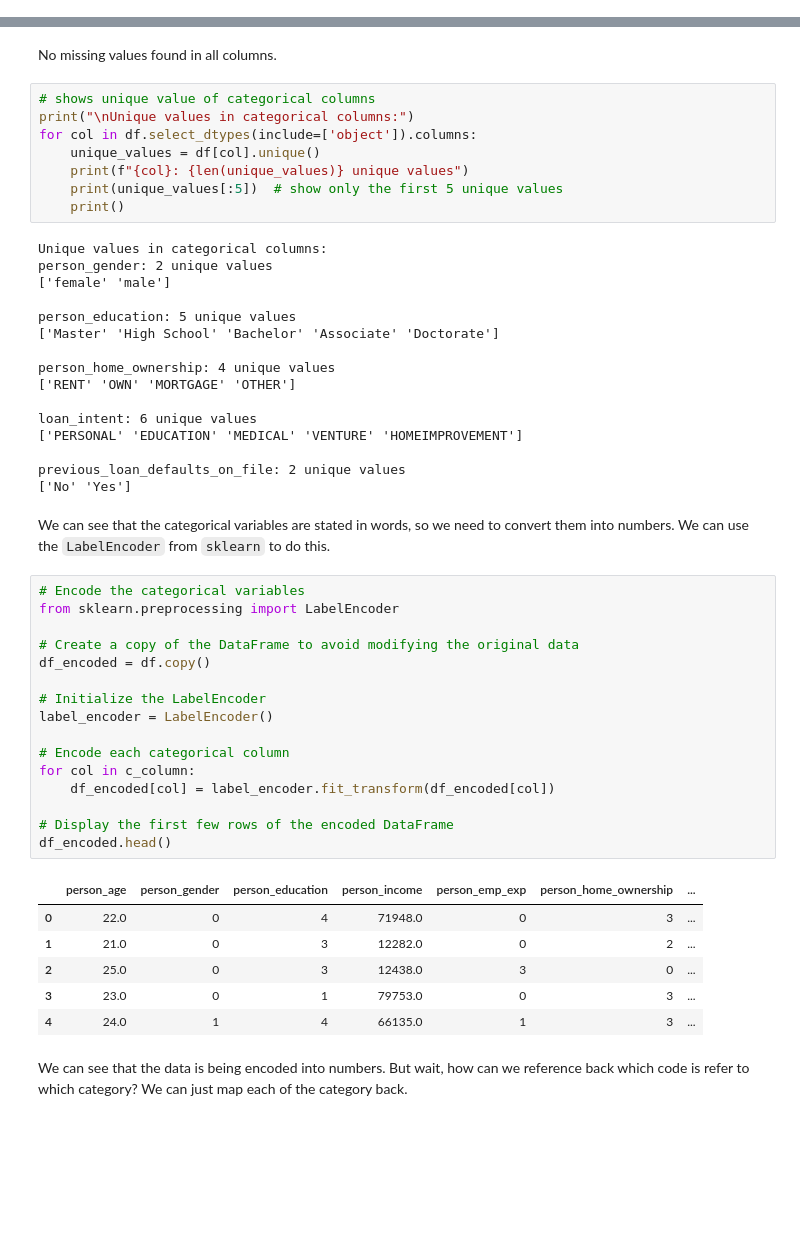
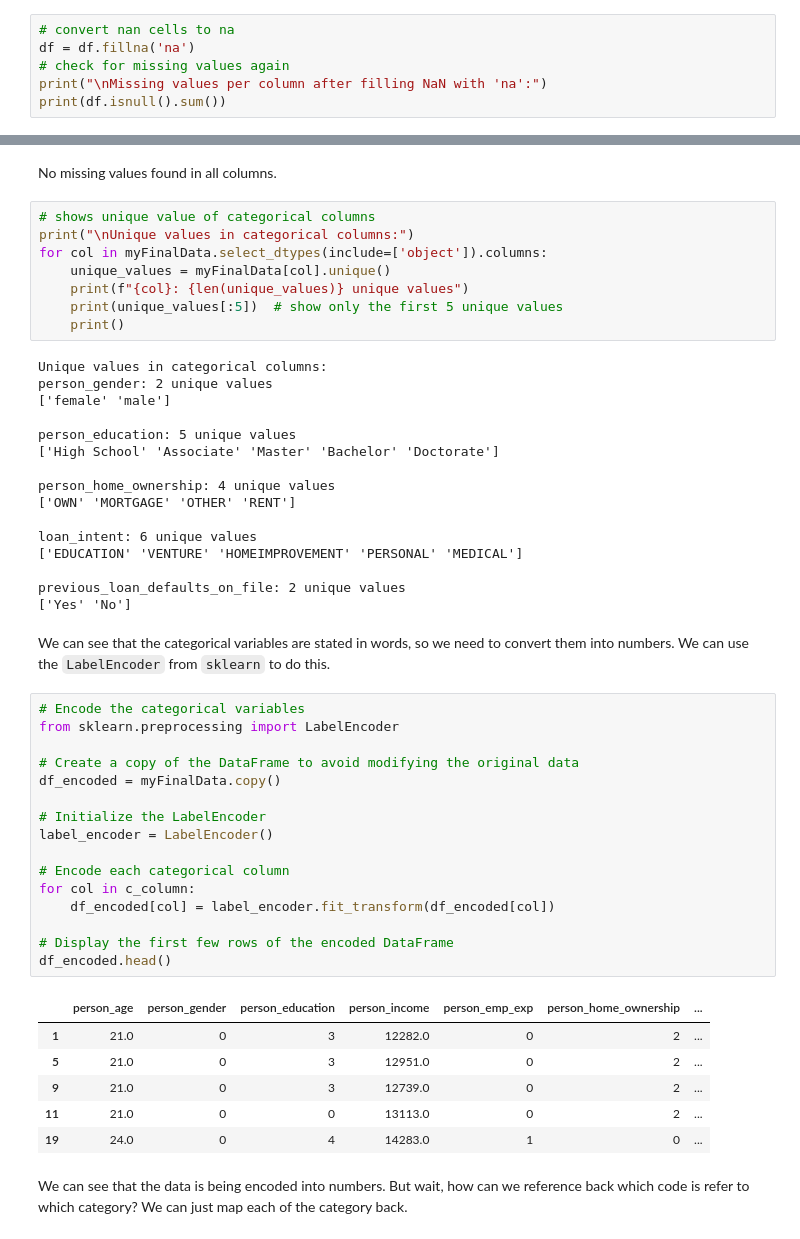
Before and after one commit to keanteng/wqd7012-assignment-1, a Jupyter notebook: code.ipynb, the cells around one changed output, grey strips where cells are left out. Drawn from its saved outputs; the diff is of its cells as text; blank space fills up the shorter version.

```diff
--- a/code.ipynb
+++ b/code.ipynb
@@ -143,3 +143,9 @@ else:
 # %% [output]
 Number of duplicate rows: 0
 No duplicate rows found.
+# %%
+# convert nan cells to na
+df = df.fillna('na')
+# check for missing values again
+print("\nMissing values per column after filling NaN with 'na':")
+print(df.isnull().sum())
@@ -496,8 +542,8 @@ No missing values found in all columns.
 # %%
 # shows unique value of categorical columns
 print("\nUnique values in categorical columns:")
-for col in df.select_dtypes(include=['object']).columns:
-    unique_values = df[col].unique()
+for col in myFinalData.select_dtypes(include=['object']).columns:
+    unique_values = myFinalData[col].unique()
     print(f"{col}: {len(unique_values)} unique values")
     print(unique_values[:5])  # show only the first 5 unique values
     print()
@@ -507,40 +553,40 @@ person_gender: 2 unique values
 ['female' 'male']
 
 person_education: 5 unique values
-['Master' 'High School' 'Bachelor' 'Associate' 'Doctorate']
+['High School' 'Associate' 'Master' 'Bachelor' 'Doctorate']
 
 person_home_ownership: 4 unique values
-['RENT' 'OWN' 'MORTGAGE' 'OTHER']
+['OWN' 'MORTGAGE' 'OTHER' 'RENT']
 
 loan_intent: 6 unique values
-['PERSONAL' 'EDUCATION' 'MEDICAL' 'VENTURE' 'HOMEIMPROVEMENT']
+['EDUCATION' 'VENTURE' 'HOMEIMPROVEMENT' 'PERSONAL' 'MEDICAL']
 
 previous_loan_defaults_on_file: 2 unique values
-['No' 'Yes']
+['Yes' 'No']
 # %% [markdown]
 We can see that the categorical variables are stated in words, so we need to convert them into numbers. We can use the `LabelEncoder` from `sklearn` to do this.
 # %%
 # Encode the categorical variables
 from sklearn.preprocessing import LabelEncoder
 
 # Create a copy of the DataFrame to avoid modifying the original data
-df_encoded = df.copy()
+df_encoded = myFinalData.copy()
 
 # Initialize the LabelEncoder
 label_encoder = LabelEncoder()
 
 # Encode each categorical column
 for col in c_column:
     df_encoded[col] = label_encoder.fit_transform(df_encoded[col])
 
 # Display the first few rows of the encoded DataFrame
 df_encoded.head()
 # %% [output]
 |  | person_age | person_gender | person_education | person_income | person_emp_exp | person_home_ownership | ... |
-| 0 | 22.0 | 0 | 4 | 71948.0 | 0 | 3 | ... |
 | 1 | 21.0 | 0 | 3 | 12282.0 | 0 | 2 | ... |
-| 2 | 25.0 | 0 | 3 | 12438.0 | 3 | 0 | ... |
-| 3 | 23.0 | 0 | 1 | 79753.0 | 0 | 3 | ... |
-| 4 | 24.0 | 1 | 4 | 66135.0 | 1 | 3 | ... |
+| 5 | 21.0 | 0 | 3 | 12951.0 | 0 | 2 | ... |
+| 9 | 21.0 | 0 | 3 | 12739.0 | 0 | 2 | ... |
+| 11 | 21.0 | 0 | 0 | 13113.0 | 0 | 2 | ... |
+| 19 | 24.0 | 0 | 4 | 14283.0 | 1 | 0 | ... |
 # %% [markdown]
 We can see that the data is being encoded into numbers. But wait, how can we reference back which code is refer to which category? We can just map each of the category back.
```
Also changed, not shown: parts of 14 cells of this notebook, 1 other file.
